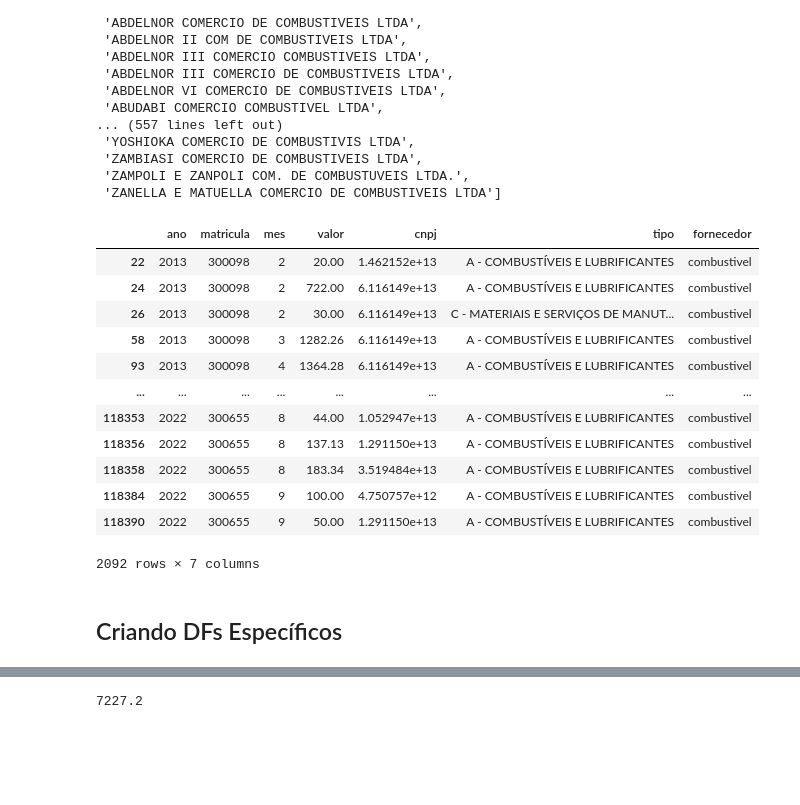
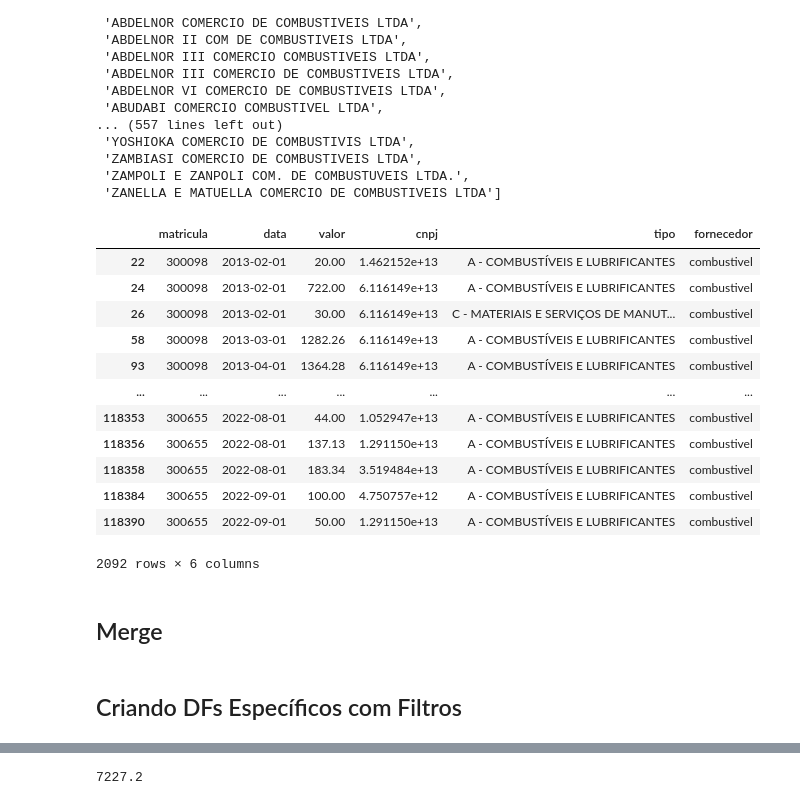
Before and after one commit to giobritos/soul_code_python, a Jupyter notebook: ED7-PandasAlesp.ipynb, the cells around one changed output, grey strips where cells are left out. Drawn from its saved outputs; the diff is of its cells as text; code cells hidden in the pictures; blank space fills up the shorter version.

```diff
--- a/ED7-PandasAlesp.ipynb
+++ b/ED7-PandasAlesp.ipynb
@@ -160,0 +280,3 @@ dtype: object
+# %%
+# trasformando type para datetime
+df1['data'] = pd.to_datetime(df1['data'], dayfirst=True)
@@ -160,0 +295,3 @@ dtype: object
+# %%
+# criando novo df tirando colunas de ano e mes
+df1 = df1[['matricula', 'data', 'valor', 'cnpj', 'tipo', 'fornecedor']]
@@ -349,7 +858,7 @@ sorted(pd.unique(dfpedagio['fornecedor']))
  'SEM PARAR INSTITUIÇÃO DE PAGAMENTO LTDA.']
 # %%
 # compatibilizando dados de fornecedor para todos ficarem iguais
-df.replace(['CUPONS DE PEDÁGIO',
+df1.replace(['CUPONS DE PEDÁGIO',
             'PEDAGIO',
             'PEDAGIO DE ELISIARIO',
             'PEDÁGIO',
@@ -1425,7 +1934,7 @@ sorted(pd.unique(dfcombustivel['fornecedor']))
  'ZANELLA E MATUELLA COMERCIO DE COMBUSTIVEIS LTDA']
 # %%
 # compatibilizando dados de fornecedor para eles terem o mesmo nomes
-df.replace(['2 AMIGOS COM. DE COMBUST. DE MONTE APRAZIVEL LTDA.',
+df1.replace(['2 AMIGOS COM. DE COMBUST. DE MONTE APRAZIVEL LTDA.',
             '2 AMIGOS COMERCIO DE COMBUSTIVEIS LTDA',
             'A T GARCIA COMBUSTIVEIS',
             'A Z COMERCIO DE COMBUSTIVEIS LTDA',
@@ -2000,20 +2509,22 @@ df.replace(['2 AMIGOS COM. DE COMBUST. DE MONTE APRAZIVEL LTDA.',
             'ZANELLA E MATUELLA COMERCIO DE COMBUSTIVEIS LTDA'],
             'combustivel', inplace=True)
 # %%
-ftcombustivel = df.fornecedor == 'combustivel'
-dtfcombustivel = df.loc[ftcombustivel]
+ftcombustivel = df1.fornecedor == 'combustivel'
+dtfcombustivel = df1.loc[ftcombustivel]
 dtfcombustivel
 # %% [output]
-|  | ano | matricula | mes | valor | cnpj | tipo | fornecedor |
-| 22 | 2013 | 300098 | 2 | 20.00 | 1.462152e+13 | A - COMBUSTÍVEIS E LUBRIFICANTES | combustivel |
-| 24 | 2013 | 300098 | 2 | 722.00 | 6.116149e+13 | A - COMBUSTÍVEIS E LUBRIFICANTES | combustivel |
-| 26 | 2013 | 300098 | 2 | 30.00 | 6.116149e+13 | C - MATERIAIS E SERVIÇOS DE MANUT... | combustivel |
-| 58 | 2013 | 300098 | 3 | 1282.26 | 6.116149e+13 | A - COMBUSTÍVEIS E LUBRIFICANTES | combustivel |
-| 93 | 2013 | 300098 | 4 | 1364.28 | 6.116149e+13 | A - COMBUSTÍVEIS E LUBRIFICANTES | combustivel |
-| ... | ... | ... | ... | ... | ... | ... | ... |
-| 118353 | 2022 | 300655 | 8 | 44.00 | 1.052947e+13 | A - COMBUSTÍVEIS E LUBRIFICANTES | combustivel |
-| 118356 | 2022 | 300655 | 8 | 137.13 | 1.291150e+13 | A - COMBUSTÍVEIS E LUBRIFICANTES | combustivel |
-| 118358 | 2022 | 300655 | 8 | 183.34 | 3.519484e+13 | A - COMBUSTÍVEIS E LUBRIFICANTES | combustivel |
-| 118384 | 2022 | 300655 | 9 | 100.00 | 4.750757e+12 | A - COMBUSTÍVEIS E LUBRIFICANTES | combustivel |
-| 118390 | 2022 | 300655 | 9 | 50.00 | 1.291150e+13 | A - COMBUSTÍVEIS E LUBRIFICANTES | combustivel |
+|  | matricula | data | valor | cnpj | tipo | fornecedor |
+| 22 | 300098 | 2013-02-01 | 20.00 | 1.462152e+13 | A - COMBUSTÍVEIS E LUBRIFICANTES | combustivel |
+| 24 | 300098 | 2013-02-01 | 722.00 | 6.116149e+13 | A - COMBUSTÍVEIS E LUBRIFICANTES | combustivel |
+| 26 | 300098 | 2013-02-01 | 30.00 | 6.116149e+13 | C - MATERIAIS E SERVIÇOS DE MANUT... | combustivel |
+| 58 | 300098 | 2013-03-01 | 1282.26 | 6.116149e+13 | A - COMBUSTÍVEIS E LUBRIFICANTES | combustivel |
+| 93 | 300098 | 2013-04-01 | 1364.28 | 6.116149e+13 | A - COMBUSTÍVEIS E LUBRIFICANTES | combustivel |
+| ... | ... | ... | ... | ... | ... | ... |
+| 118353 | 300655 | 2022-08-01 | 44.00 | 1.052947e+13 | A - COMBUSTÍVEIS E LUBRIFICANTES | combustivel |
+| 118356 | 300655 | 2022-08-01 | 137.13 | 1.291150e+13 | A - COMBUSTÍVEIS E LUBRIFICANTES | combustivel |
+| 118358 | 300655 | 2022-08-01 | 183.34 | 3.519484e+13 | A - COMBUSTÍVEIS E LUBRIFICANTES | combustivel |
+| 118384 | 300655 | 2022-09-01 | 100.00 | 4.750757e+12 | A - COMBUSTÍVEIS E LUBRIFICANTES | combustivel |
+| 118390 | 300655 | 2022-09-01 | 50.00 | 1.291150e+13 | A - COMBUSTÍVEIS E LUBRIFICANTES | combustivel |
-2092 rows × 7 columns
+2092 rows × 6 columns
+# %% [markdown]
+## Merge
@@ -2020,3 +2537,3 @@ dtfcombustivel
 # %% [markdown]
-## Criando DFs Específicos
+## Criando DFs Específicos com Filtros
 # %%
```
Also changed, not shown: parts of 93 cells of this notebook.
